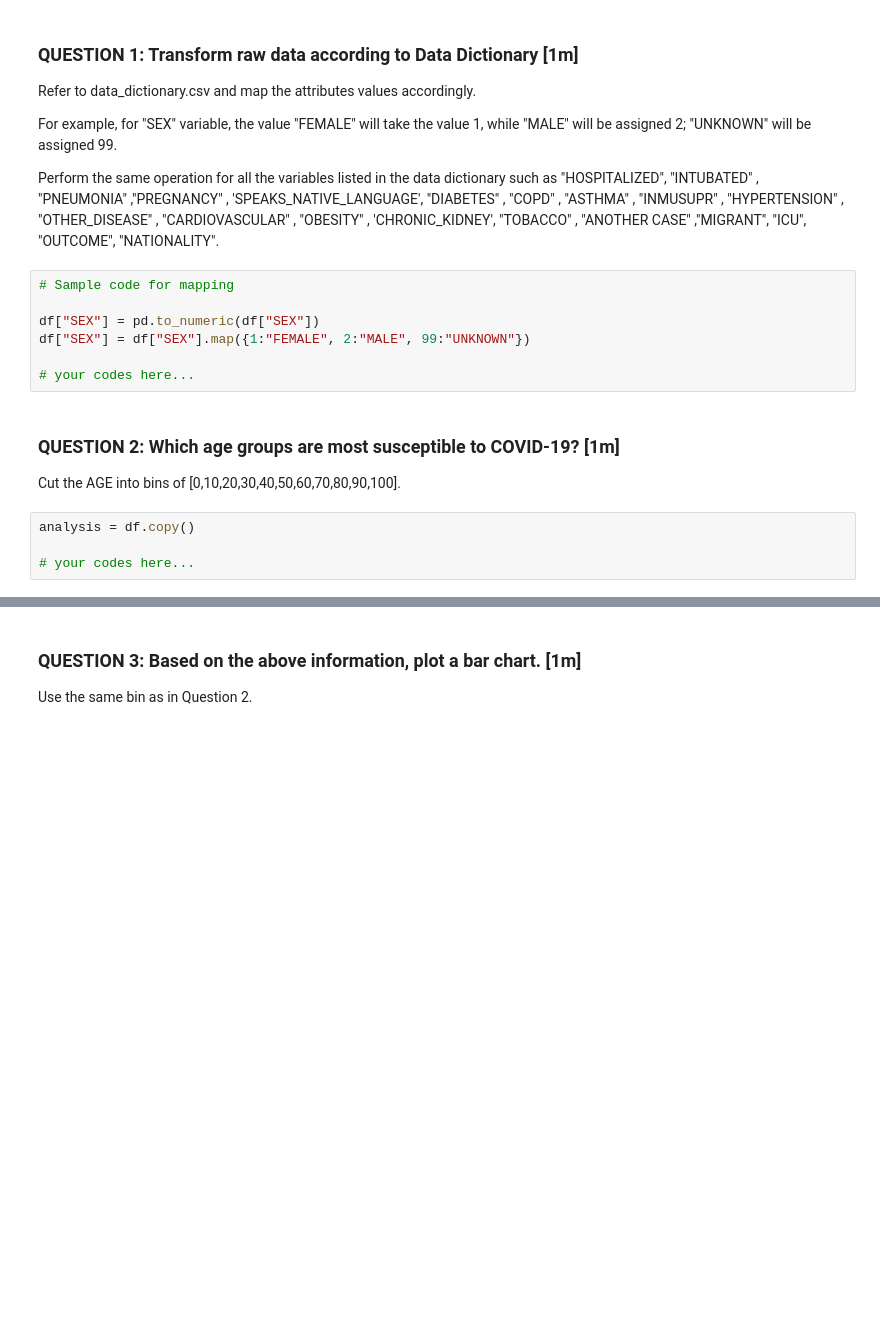
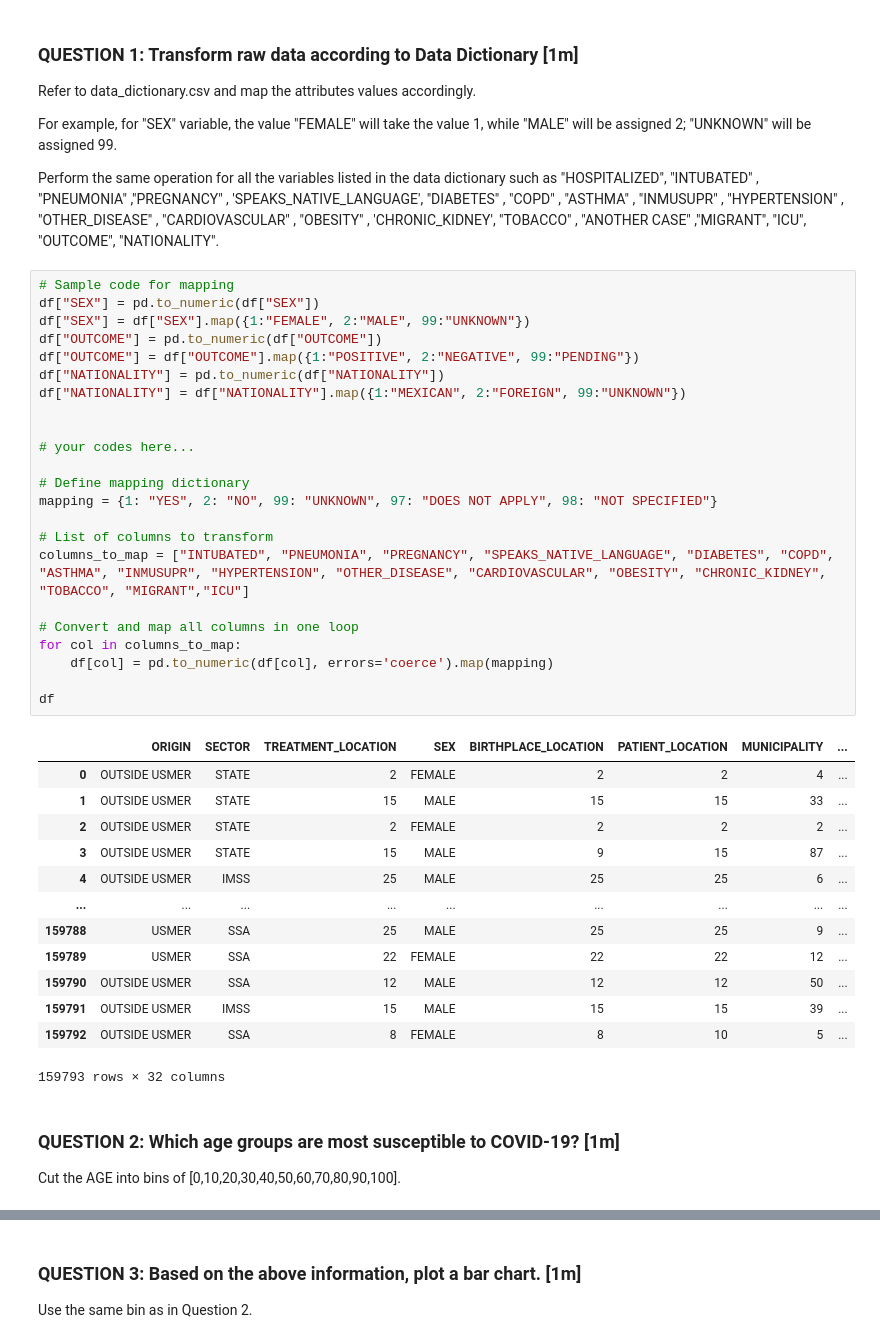
Before and after one commit to xr93/project1, a Jupyter notebook: Questioins.ipynb, the cells around one changed output, grey strips where cells are left out. Cells and saved outputs as stored; diff of their text form; blank space fills up the shorter version.

```diff
--- a/Questioins.ipynb
+++ b/Questioins.ipynb
@@ -30,18 +28,44 @@ Refer to data_dictionary.csv and map the attributes values accordingly.
 For example, for "SEX" variable, the value "FEMALE" will take the value 1, while "MALE" will be assigned 2; "UNKNOWN" will be assigned 99.
 
 Perform the same operation for all the variables listed in the data dictionary such as "HOSPITALIZED", "INTUBATED" , "PNEUMONIA" ,"PREGNANCY" , 'SPEAKS_NATIVE_LANGUAGE', "DIABETES" , "COPD" , "ASTHMA" , "INMUSUPR" , "HYPERTENSION" , "OTHER_DISEASE" , "CARDIOVASCULAR" , "OBESITY" , 'CHRONIC_KIDNEY', "TOBACCO" , "ANOTHER CASE" ,"MIGRANT", "ICU", "OUTCOME", "NATIONALITY".
-# %%
-# Sample code for mapping
-
-df["SEX"] = pd.to_numeric(df["SEX"])
-df["SEX"] = df["SEX"].map({1:"FEMALE", 2:"MALE", 99:"UNKNOWN"})
-
-# your codes here...
+# %%
+# Sample code for mapping
+df["SEX"] = pd.to_numeric(df["SEX"])
+df["SEX"] = df["SEX"].map({1:"FEMALE", 2:"MALE", 99:"UNKNOWN"})
+df["OUTCOME"] = pd.to_numeric(df["OUTCOME"])
+df["OUTCOME"] = df["OUTCOME"].map({1:"POSITIVE", 2:"NEGATIVE", 99:"PENDING"})
+df["NATIONALITY"] = pd.to_numeric(df["NATIONALITY"])
+df["NATIONALITY"] = df["NATIONALITY"].map({1:"MEXICAN", 2:"FOREIGN", 99:"UNKNOWN"})
+
+
+# your codes here...
+
+# Define mapping dictionary
+mapping = {1: "YES", 2: "NO", 99: "UNKNOWN", 97: "DOES NOT APPLY", 98: "NOT SPECIFIED"}
+
+# List of columns to transform
+columns_to_map = ["INTUBATED", "PNEUMONIA", "PREGNANCY", "SPEAKS_NATIVE_LANGUAGE", "DIABETES", "COPD", "ASTHMA", "INMUSUPR", "HYPERTENSION", "OTHER_DISEASE", "CARDIOVASCULAR", "OBESITY", "CHRONIC_KIDNEY", "TOBACCO", "MIGRANT","ICU"]
+
+# Convert and map all columns in one loop
+for col in columns_to_map:
+    df[col] = pd.to_numeric(df[col], errors='coerce').map(mapping)
+
+df
+# %% [output]
+|  | ORIGIN | SECTOR | TREATMENT_LOCATION | SEX | BIRTHPLACE_LOCATION | PATIENT_LOCATION | MUNICIPALITY | ... |
+| 0 | OUTSIDE USMER | STATE | 2 | FEMALE | 2 | 2 | 4 | ... |
+| 1 | OUTSIDE USMER | STATE | 15 | MALE | 15 | 15 | 33 | ... |
+| 2 | OUTSIDE USMER | STATE | 2 | FEMALE | 2 | 2 | 2 | ... |
+| 3 | OUTSIDE USMER | STATE | 15 | MALE | 9 | 15 | 87 | ... |
+| 4 | OUTSIDE USMER | IMSS | 25 | MALE | 25 | 25 | 6 | ... |
+| ... | ... | ... | ... | ... | ... | ... | ... | ... |
+| 159788 | USMER | SSA | 25 | MALE | 25 | 25 | 9 | ... |
+| 159789 | USMER | SSA | 22 | FEMALE | 22 | 22 | 12 | ... |
+| 159790 | OUTSIDE USMER | SSA | 12 | MALE | 12 | 12 | 50 | ... |
+| 159791 | OUTSIDE USMER | IMSS | 15 | MALE | 15 | 15 | 39 | ... |
+| 159792 | OUTSIDE USMER | SSA | 8 | FEMALE | 8 | 10 | 5 | ... |
+159793 rows × 32 columns
 # %% [markdown]
 ### QUESTION 2: Which age groups are most susceptible to COVID-19? [1m]
 
 Cut the AGE into bins of [0,10,20,30,40,50,60,70,80,90,100].
-# %%
-analysis = df.copy()
-
-# your codes here...
```
Also changed, not shown: parts of 15 cells of this notebook, 4 other files.
